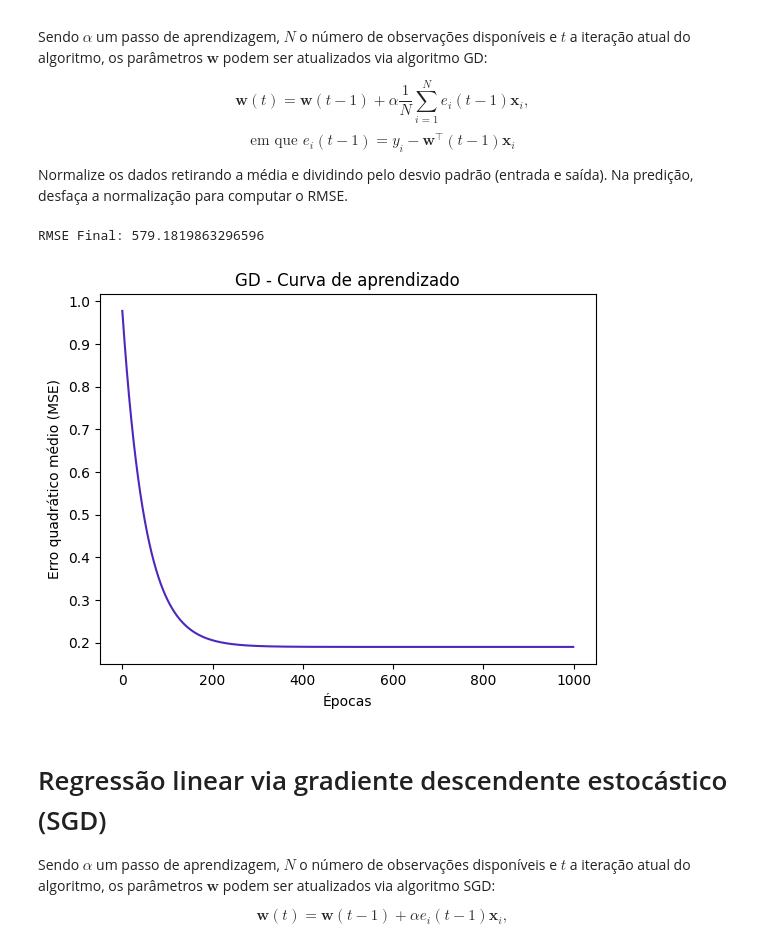
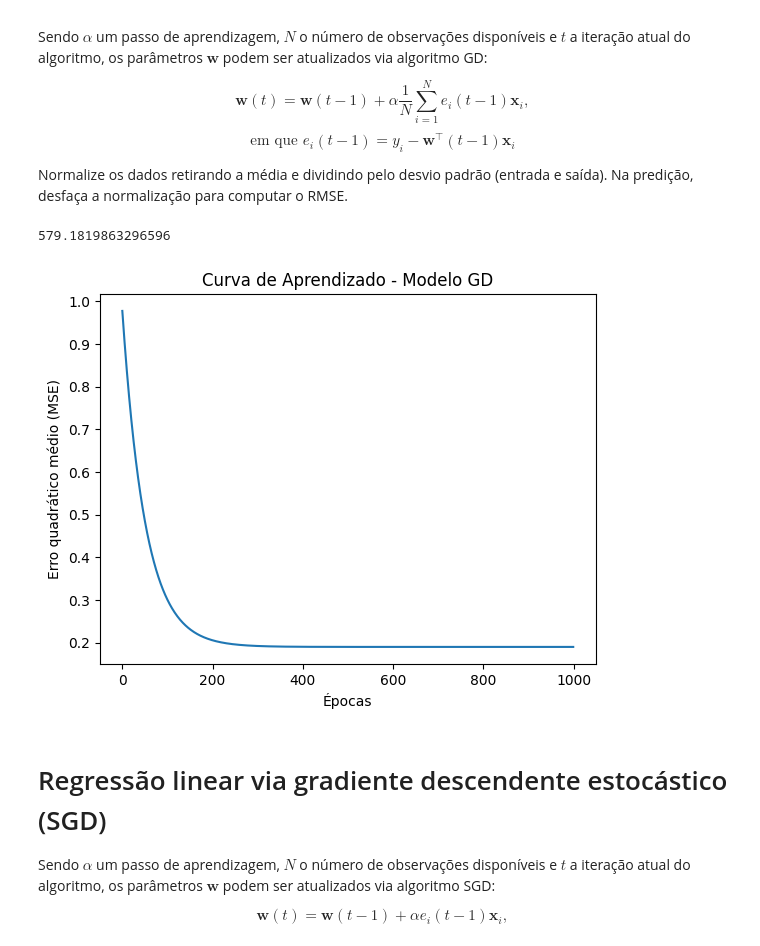
Before and after one commit to lulidsnn/aprendizagem_maquina, a Jupyter notebook: 01_AulaNumpy/AulaNumpy_alunos.ipynb, the cells around one changed output. Cells and saved outputs as stored; diff of their text form; code cells hidden in the pictures.

```diff
--- a/01_AulaNumpy/AulaNumpy_alunos.ipynb
+++ b/01_AulaNumpy/AulaNumpy_alunos.ipynb
@@ -630,50 +630,44 @@ $$\text{em que } e_i(t-1) = y_i - \boldsymbol{w}^{\top}(t-1)\boldsymbol{x}_i$$
 
 Normalize os dados retirando a média e dividindo pelo desvio padrão (entrada e saída). Na predição, desfaça a normalização para computar o RMSE.
 # %%
-dados_n, sigma, mi = normalizacao_z(peixe_dataset) # dados normalizados, vetor sigma (desvios padrões) e vetor mi (médias)
+dados, sigma, mi = normalizacao_z(peixe_dataset) # dados normalizados
 
-alpha = 10**(-2) # alpha escolhido arbitrariamente
-EPOCHS = 1000 # numero de épocas de treinamento
-n = np.shape(dados_n)[0]  # definindo n
+alfa = 10**(-2)
+n = dados.shape[0]
+epocas = 1000
 
-X = np.concatenate((np.ones((1 , n)).T , dados_n[:,[0,1]]), axis=1) # criando vetor X
-y = dados_n[:,[2]]  # recuperando vetor y normalizado
-w = np.zeros((X.shape[1] , 1)) # w é um vetor de PESOS, precisamos iniciá-lo com base na quantidade de colunas em X
+X = np.concatenate((np.ones((1,n)).T , dados[:,[0,1]]), axis=1)
+y = dados[:,[2]]
+w = np.zeros((X.shape[1], 1)) # inicializando o parâmetro w com shape (3,1) -> pegamos a quantidade de colunas de X (3)
+
 t = 1
+custo = []
 
-custo = [] # vetor para armazenar os custos a cada treinamento
+for t in range(epocas):
+    y_est = X @ w
+    ei = y - y_est
+    w = w + alfa * (X.T @ ei)/n
 
-for t in range(EPOCHS): # loop de treinamento
-    y_previsto = X @ w  # previsão de y, calculado como X * vetor de pesos w
-    ei = y - y_previsto # erro
-    gradiente = (X.T @ ei)/n  # gradiente
-    w = w + alpha * gradiente  # atualização do parâmetro w, com base no gradiente obtido
+    mse = np.mean(ei**2)
+    custo.append(mse)
 
-    mse = np.mean(ei**2) # cálculo da função de custo
-    custo.append(mse) # adicionando função de custo no vetor
+y_final = X @ w
 
-y_previsto_final = X @ w # previsão de y FINAL, com os dados normalizados
+sigma_y = sigma[2]
+mi_y = mi[2]
 
-# desnormalizando
+y_original = peixe_dataset[:, [2]]
+y_final_desnorm = sigma_y * y_final + mi_y
 
-sigma_y = sigma[2]  # pegando desvio padrão do y
-mi_y = mi[2]        # pegando média de y
+rmse = np.sqrt((1/n) * np.sum((y_original - y_final_desnorm)**2))
+print(rmse)
+# plot
 
-y_pred_desnorm = sigma_y * y_previsto_final + mi_y # previsão de y DESNORMALIZADA
-y_orig_desnorm = peixe_dataset[:, 2].reshape(-1, 1)  # valores de Y originais
-
-rmse = np.sqrt(np.mean((y_orig_desnorm - y_pred_desnorm)**2)) # cálculo do RMSE com os valores DESNORMALIZADOS
-print(f'RMSE Final: {rmse}')
-
-# plotando curva de aprendizado!
-
-plt.plot(custo, color="#4d28bc")
-plt.title('GD - Curva de aprendizado')
+plt.plot(custo)
+plt.title('Curva de Aprendizado - Modelo GD')
 plt.xlabel('Épocas')
 plt.ylabel('Erro quadrático médio (MSE)')
-# plt.grid(True)
-
 plt.show()
 # %% [output]
-RMSE Final: 579.1819863296596
+579.1819863296596
-[figure, old version]
+[figure, new version]
```
Also changed, not shown: parts of 3 cells of this notebook, 3 other files.
